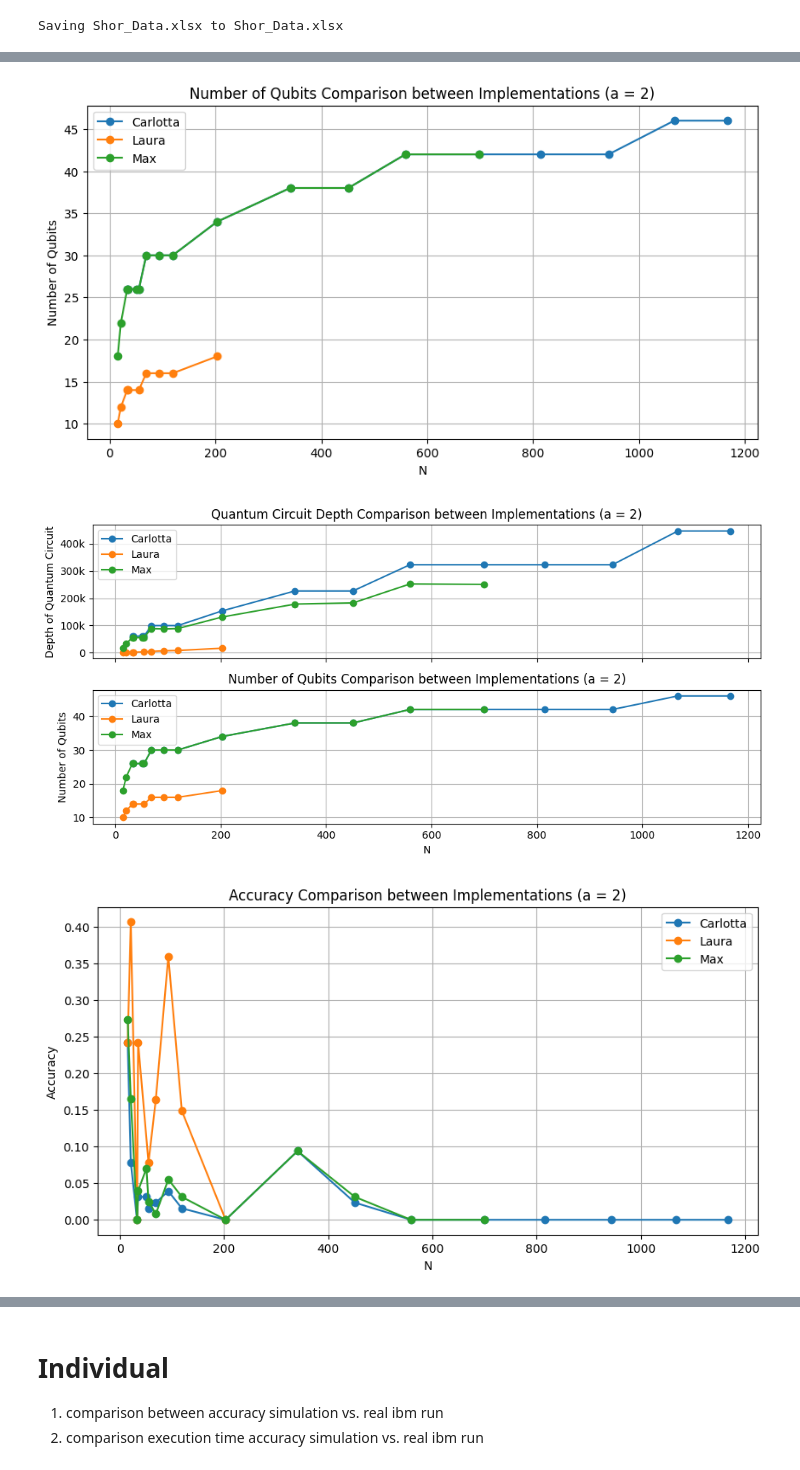
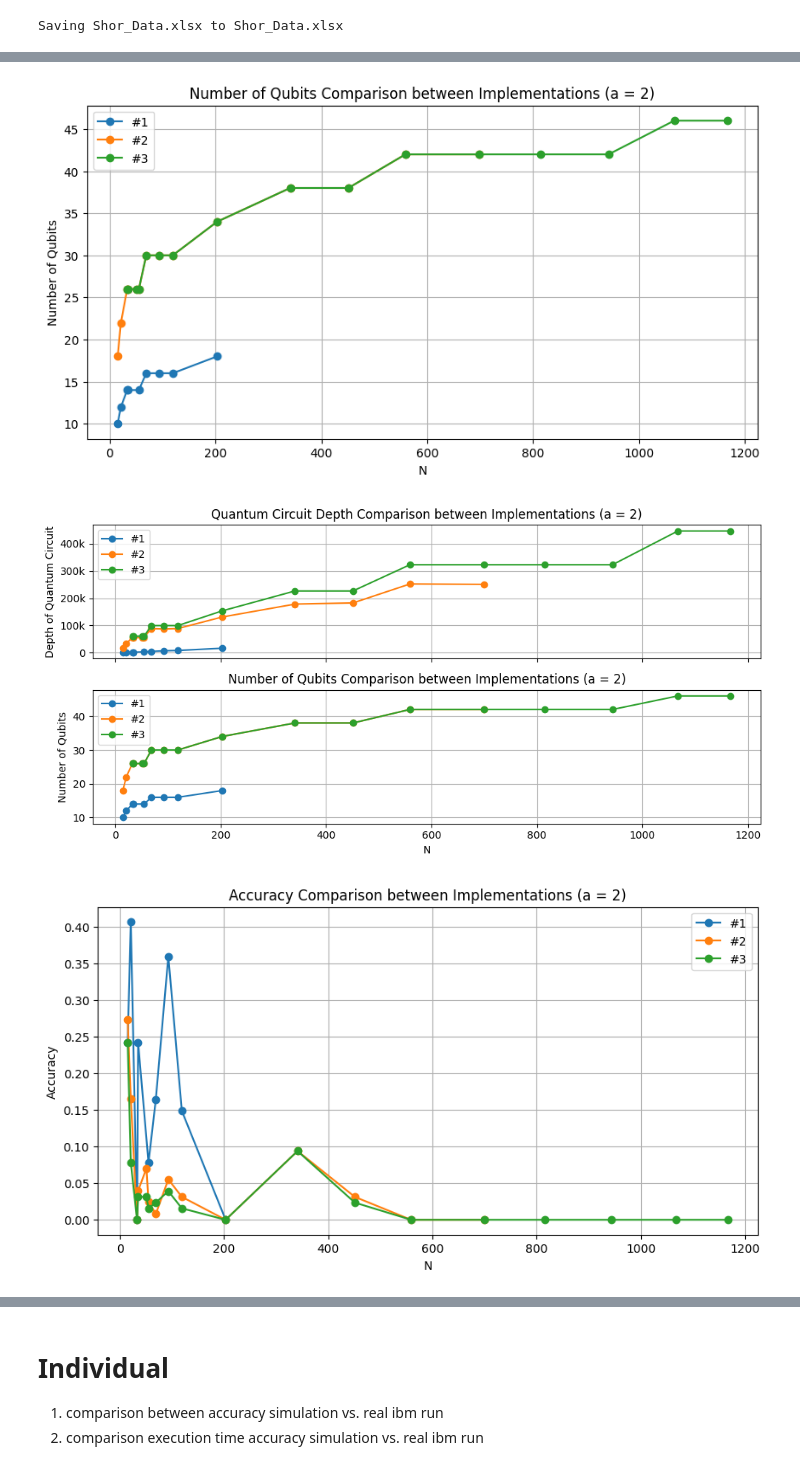
Before and after one commit to ge96lip/Quantum-Computing, a Jupyter notebook: analysis.ipynb, the cells around one changed output, grey strips where cells are left out. Saved outputs shown, nothing was run; the diff lists cells and outputs as text; code cells hidden in the pictures.

```diff
--- a/analysis.ipynb
+++ b/analysis.ipynb
@@ -106,30 +103,32 @@ plt.grid(True)
 # %%
-carlotta_ibm_filtered = carlotta_ibm[(carlotta_ibm['a'] == 2)]
 laura_ibm_filtered = laura_ibm[(laura_ibm['a'] == 2)]
 max_ibm_filtered = max_ibm[(max_ibm['a'] == 2)]
+carlotta_ibm_filtered = carlotta_ibm[(carlotta_ibm['a'] == 2)]
 
 # Depth & number of qubits comparison between Implementations for Mode IBM
 plt.figure(figsize=(10, 5))
-plt.plot(carlotta_ibm_filtered['N'], carlotta_ibm_filtered['qubits'], label='Carlotta', marker='o')
-plt.plot(laura_ibm_filtered['N'], laura_ibm_filtered['qubits'], label='Laura', marker='o')
-plt.plot(max_ibm_filtered['N'], max_ibm_filtered['qubits'], label='Max', marker='o')
+plt.plot(laura_ibm_filtered['N'], laura_ibm_filtered['qubits'], label='#1', marker='o')
+plt.plot(max_ibm_filtered['N'], max_ibm_filtered['qubits'], label='#2', marker='o')
+plt.plot(carlotta_ibm_filtered['N'], carlotta_ibm_filtered['qubits'], label='#3', marker='o')
 plt.title('Number of Qubits Comparison between Implementations (a = 2)')
 plt.xlabel('N')
 plt.ylabel('Number of Qubits')
 plt.legend()
 plt.grid(True)
 # %% [output]
-[figure, old version]
+[figure, new version]
 # %%
-import matplotlib.pyplot as plt
+laura_ibm_filtered = laura_ibm[(laura_ibm['a'] == 2)]
+max_ibm_filtered = max_ibm[(max_ibm['a'] == 2)]
+carlotta_ibm_filtered = carlotta_ibm[(carlotta_ibm['a'] == 2)]
 
 # Create subplots with shared x-axis
 fig, (ax1, ax2) = plt.subplots(2, 1, figsize=(10, 5), sharex=True)
 
 # Plot 1: Quantum Circuit Depth Comparison
-ax1.plot(carlotta_ibm_filtered['N'], carlotta_ibm_filtered['depth'], label='Carlotta', marker='o')
-ax1.plot(laura_ibm_filtered['N'], laura_ibm_filtered['depth'], label='Laura', marker='o')
-ax1.plot(max_ibm_filtered['N'], max_ibm_filtered['depth'], label='Max', marker='o')
+ax1.plot(laura_ibm_filtered['N'], laura_ibm_filtered['depth'], label='#1', marker='o')
+ax1.plot(max_ibm_filtered['N'], max_ibm_filtered['depth'], label='#2', marker='o')
+ax1.plot(carlotta_ibm_filtered['N'], carlotta_ibm_filtered['depth'], label='#3', marker='o')
 
 def thousands_formatter(x, pos):
     if x == 0:
@@ -148,9 +147,9 @@ ax1.grid(True)
 ax1.legend()
 
 # Plot 2: Number of Qubits Comparison
-ax2.plot(carlotta_ibm_filtered['N'], carlotta_ibm_filtered['qubits'], label='Carlotta', marker='o')
-ax2.plot(laura_ibm_filtered['N'], laura_ibm_filtered['qubits'], label='Laura', marker='o')
-ax2.plot(max_ibm_filtered['N'], max_ibm_filtered['qubits'], label='Max', marker='o')
+ax2.plot(laura_ibm_filtered['N'], laura_ibm_filtered['qubits'], label='#1', marker='o')
+ax2.plot(max_ibm_filtered['N'], max_ibm_filtered['qubits'], label='#2', marker='o')
+ax2.plot(carlotta_ibm_filtered['N'], carlotta_ibm_filtered['qubits'], label='#3', marker='o')
 
 # Customize the second plot (Qubits)
 ax2.set_title('Number of Qubits Comparison between Implementations (a = 2)')
@@ -165,24 +164,22 @@ plt.tight_layout()
 # Show the plot
 plt.show()
 # %% [output]
-[figure, old version]
+[figure, new version]
 # %%
-carlotta_ibm_filtered = carlotta_ibm[(carlotta_ibm['a'] == 2)]
 laura_ibm_filtered = laura_ibm[(laura_ibm['a'] == 2)]
 max_ibm_filtered = max_ibm[(max_ibm['a'] == 2)]
+carlotta_ibm_filtered = carlotta_ibm[(carlotta_ibm['a'] == 2)]
 
 # Accuracy comparison between Implementations for Mode IBM
 plt.figure(figsize=(10, 5))
-plt.plot(carlotta_ibm_filtered['N'], carlotta_ibm_filtered['accuracy'], label='Carlotta', marker='o')
-plt.plot(laura_ibm_filtered['N'], laura_ibm_filtered['accuracy'], label='Laura', marker='o')
-plt.plot(max_ibm_filtered['N'], max_ibm_filtered['accuracy'], label='Max', marker='o')
+plt.plot(laura_ibm_filtered['N'], laura_ibm_filtered['accuracy'], label='#1', marker='o')
+plt.plot(max_ibm_filtered['N'], max_ibm_filtered['accuracy'], label='#2', marker='o')
+plt.plot(carlotta_ibm_filtered['N'], carlotta_ibm_filtered['accuracy'], label='#3', marker='o')
 plt.title('Accuracy Comparison between Implementations (a = 2)')
 plt.xlabel('N')
 plt.ylabel('Accuracy')
 plt.legend()
 plt.grid(True)
-
-plt.bar()
 # %% [output]
-[figure, old version]
+[figure, new version]
 # %%
```
Also changed, not shown: parts of 7 cells of this notebook.
